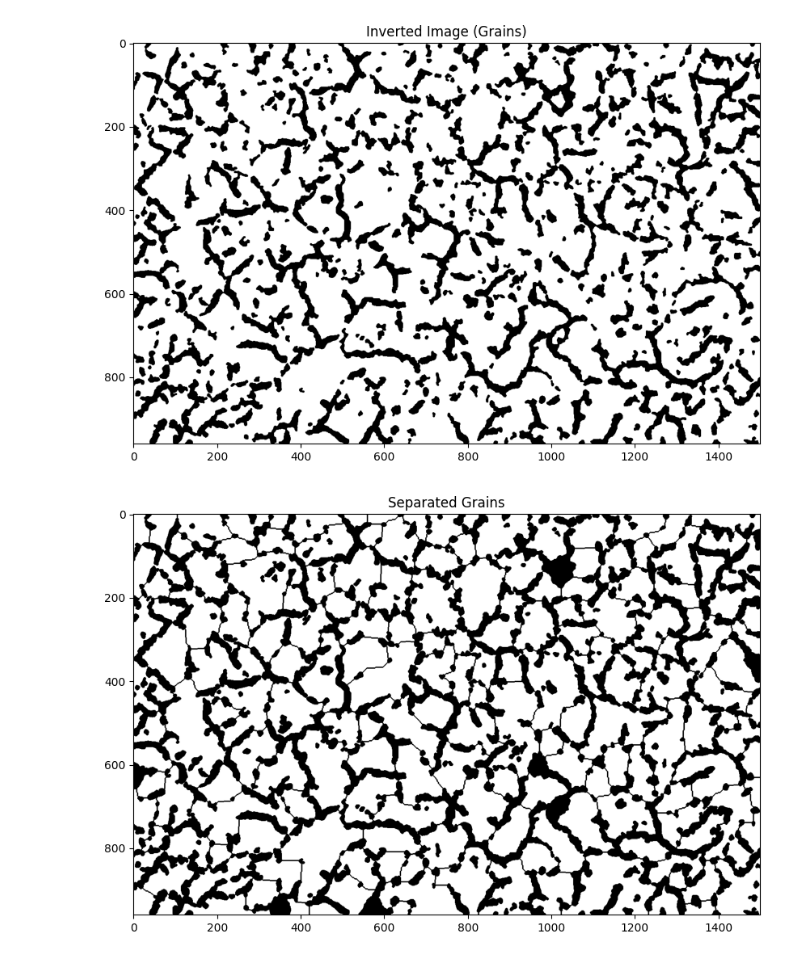
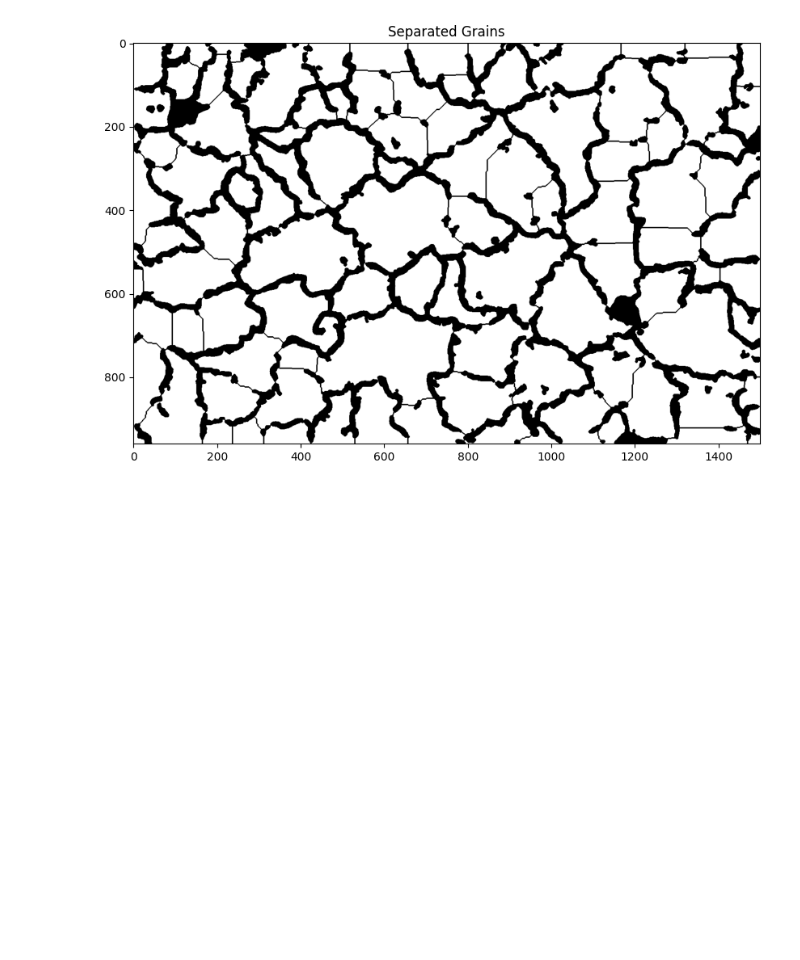
Before and after one commit to Robin-Hsu/SEM_grain_segmentation, a Jupyter notebook: postprocess_analysis.ipynb, the cells around one changed output. Cells and saved outputs as stored; diff of their text form; code cells hidden in the pictures; blank space fills up the shorter version.

```diff
--- a/postprocess_analysis.ipynb
+++ b/postprocess_analysis.ipynb
@@ -21,8 +21,8 @@ from matplotlib.backends.backend_pdf import PdfPages
 from datetime import datetime
 
 # read the image and predictions
-image_dir = os.path.join('..', 'image_files', 'AG56-A')  # Use os.path.join for proper path separators
-image_filename = 'AG56-D2-A-50K-002'
+image_dir = os.path.join('..', 'image_files', 'AG103-A')  # Use os.path.join for proper path separators
+image_filename = 'AG103-A-50K-002'
 
 # Create input path
 test_filepath = os.path.join(image_dir, image_filename +'_test.tif')
@@ -67,0 +69,9 @@ plot_image(outline_connected)
+# %%
+
+# step4 invert back to grains
+inverted = 1- outline_connected
+plot_image(inverted, title="Inverted Image (Grains)")
+
+# step 4.1
+inverted_cleaned = BSSEM_utils.fill_grain_holes(inverted, max_hole_size=200)
+plot_image(inverted_cleaned)
@@ -68,17 +81,12 @@ plot_image(outline_connected)
 # %%
-
-# step4 invert back to grains
-inverted = 1- outline_connected
-plot_image(inverted, title="Inverted Image (Grains)")
 
 # Step 5: Separate touching grains
 separated, watershed_labels, distance_map = BSSEM_utils.separate_touching(
-    inverted, min_distance=40, num_erosions=1
+    inverted_cleaned, min_distance=40, num_erosions=1
 )
 plot_image(separated, title="Separated Grains")
 # %% [output]
-[figure, old version]
+[figure, new version]
-[figure, removed]
 # %%
 # step6: fill holes in the grains
 grain_cleaned = BSSEM_utils.fill_grain_holes(separated, max_hole_size=2000)
```
Also changed, not shown: parts of 8 cells of this notebook, 1 other file.
